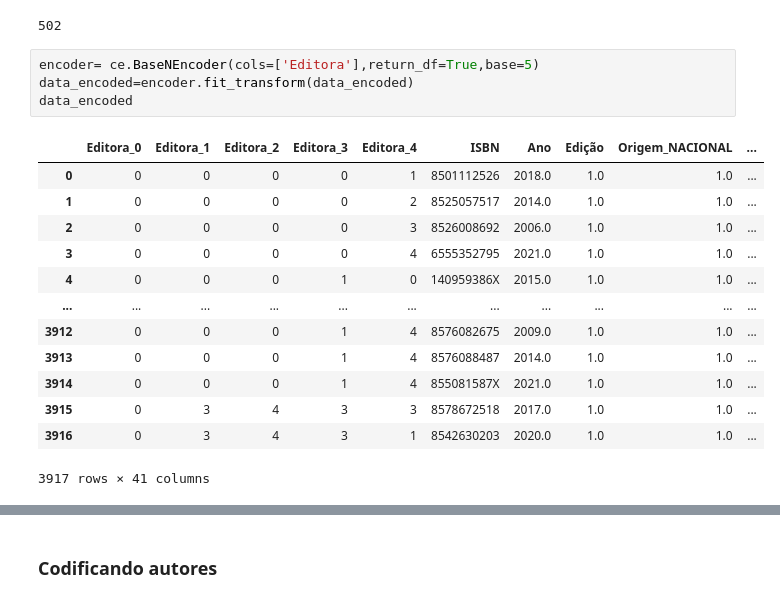
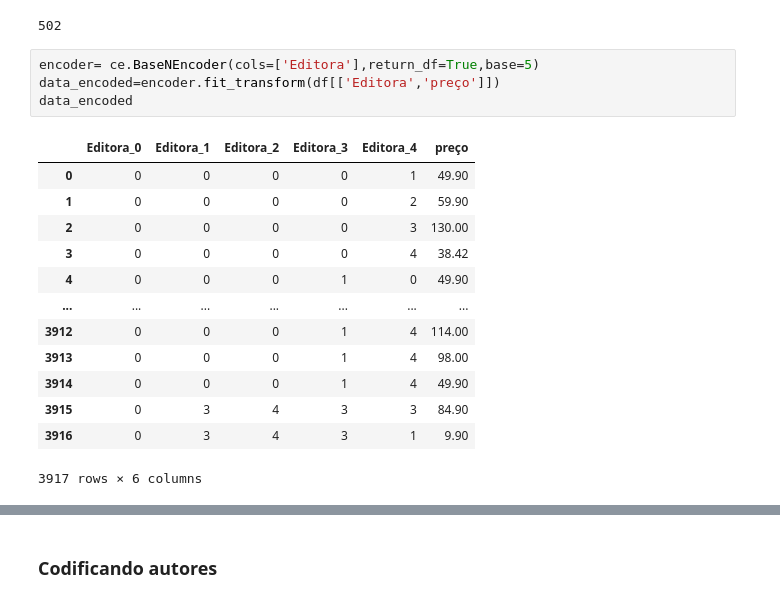
Before and after one commit to CaioViktor/Curso_Ciencias_de_Dados, a Jupyter notebook: trabalho/trab3/experiments_models.ipynb, the cells around one changed output, grey strips where cells are left out. Drawn from its saved outputs; the diff is of its cells as text.

```diff
--- a/trabalho/trab3/experiments_models.ipynb
+++ b/trabalho/trab3/experiments_models.ipynb
@@ -239,19 +371,19 @@ data_encoded['Editora'].nunique()
 502
 # %%
 encoder= ce.BaseNEncoder(cols=['Editora'],return_df=True,base=5)
-data_encoded=encoder.fit_transform(data_encoded)
+data_encoded=encoder.fit_transform(df[['Editora','preço']])
 data_encoded
 # %% [output]
-|  | Editora_0 | Editora_1 | Editora_2 | Editora_3 | Editora_4 | ISBN | Ano | Edição | Origem_NACIONAL | ... |
-| 0 | 0 | 0 | 0 | 0 | 1 | 8501112526 | 2018.0 | 1.0 | 1.0 | ... |
-| 1 | 0 | 0 | 0 | 0 | 2 | 8525057517 | 2014.0 | 1.0 | 1.0 | ... |
-| 2 | 0 | 0 | 0 | 0 | 3 | 8526008692 | 2006.0 | 1.0 | 1.0 | ... |
-| 3 | 0 | 0 | 0 | 0 | 4 | 6555352795 | 2021.0 | 1.0 | 1.0 | ... |
-| 4 | 0 | 0 | 0 | 1 | 0 | 140959386X | 2015.0 | 1.0 | 1.0 | ... |
-| ... | ... | ... | ... | ... | ... | ... | ... | ... | ... | ... |
-| 3912 | 0 | 0 | 0 | 1 | 4 | 8576082675 | 2009.0 | 1.0 | 1.0 | ... |
-| 3913 | 0 | 0 | 0 | 1 | 4 | 8576088487 | 2014.0 | 1.0 | 1.0 | ... |
-| 3914 | 0 | 0 | 0 | 1 | 4 | 855081587X | 2021.0 | 1.0 | 1.0 | ... |
-| 3915 | 0 | 3 | 4 | 3 | 3 | 8578672518 | 2017.0 | 1.0 | 1.0 | ... |
-| 3916 | 0 | 3 | 4 | 3 | 1 | 8542630203 | 2020.0 | 1.0 | 1.0 | ... |
+|  | Editora_0 | Editora_1 | Editora_2 | Editora_3 | Editora_4 | preço |
+| 0 | 0 | 0 | 0 | 0 | 1 | 49.90 |
+| 1 | 0 | 0 | 0 | 0 | 2 | 59.90 |
+| 2 | 0 | 0 | 0 | 0 | 3 | 130.00 |
+| 3 | 0 | 0 | 0 | 0 | 4 | 38.42 |
+| 4 | 0 | 0 | 0 | 1 | 0 | 49.90 |
+| ... | ... | ... | ... | ... | ... | ... |
+| 3912 | 0 | 0 | 0 | 1 | 4 | 114.00 |
+| 3913 | 0 | 0 | 0 | 1 | 4 | 98.00 |
+| 3914 | 0 | 0 | 0 | 1 | 4 | 49.90 |
+| 3915 | 0 | 3 | 4 | 3 | 3 | 84.90 |
+| 3916 | 0 | 3 | 4 | 3 | 1 | 9.90 |
-3917 rows × 41 columns
+3917 rows × 6 columns
```
Also changed, not shown: parts of 51 cells of this notebook.
